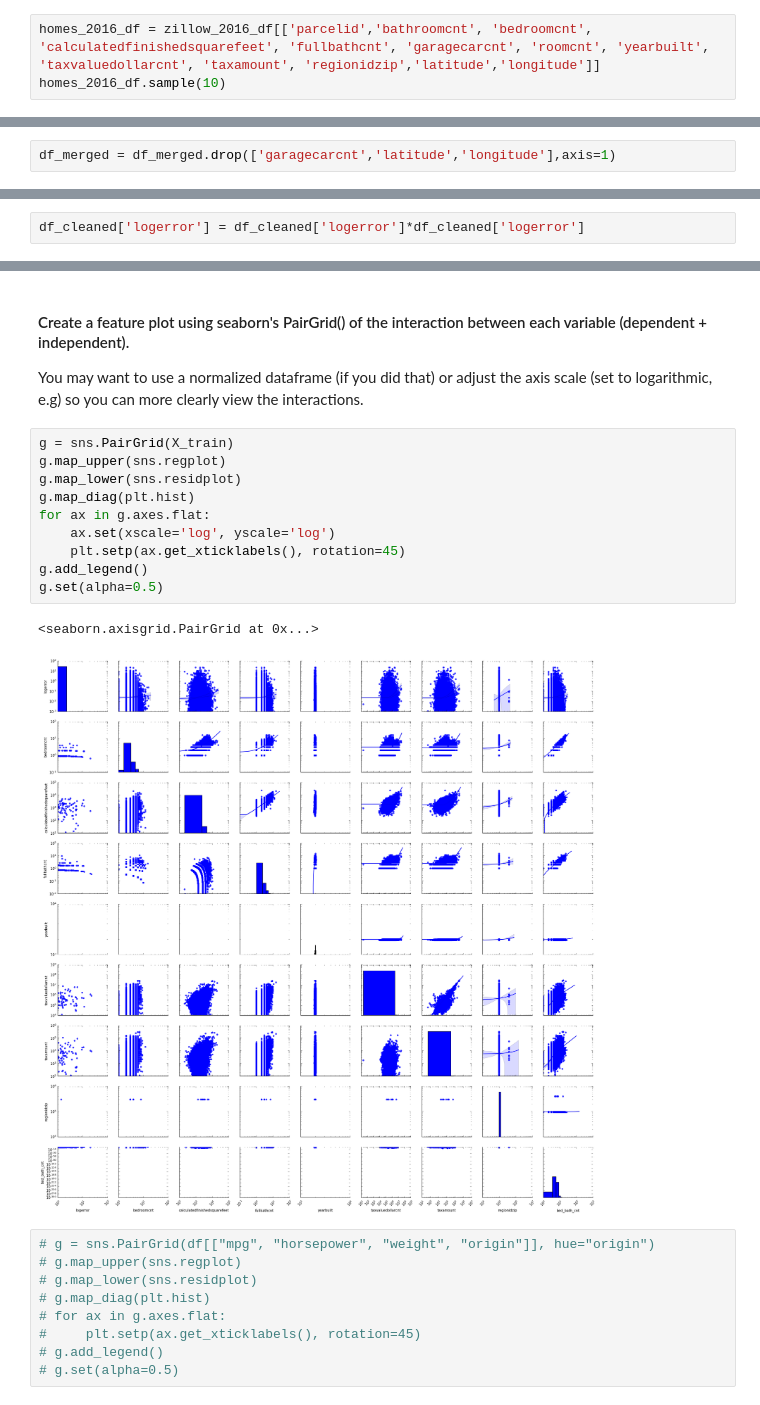
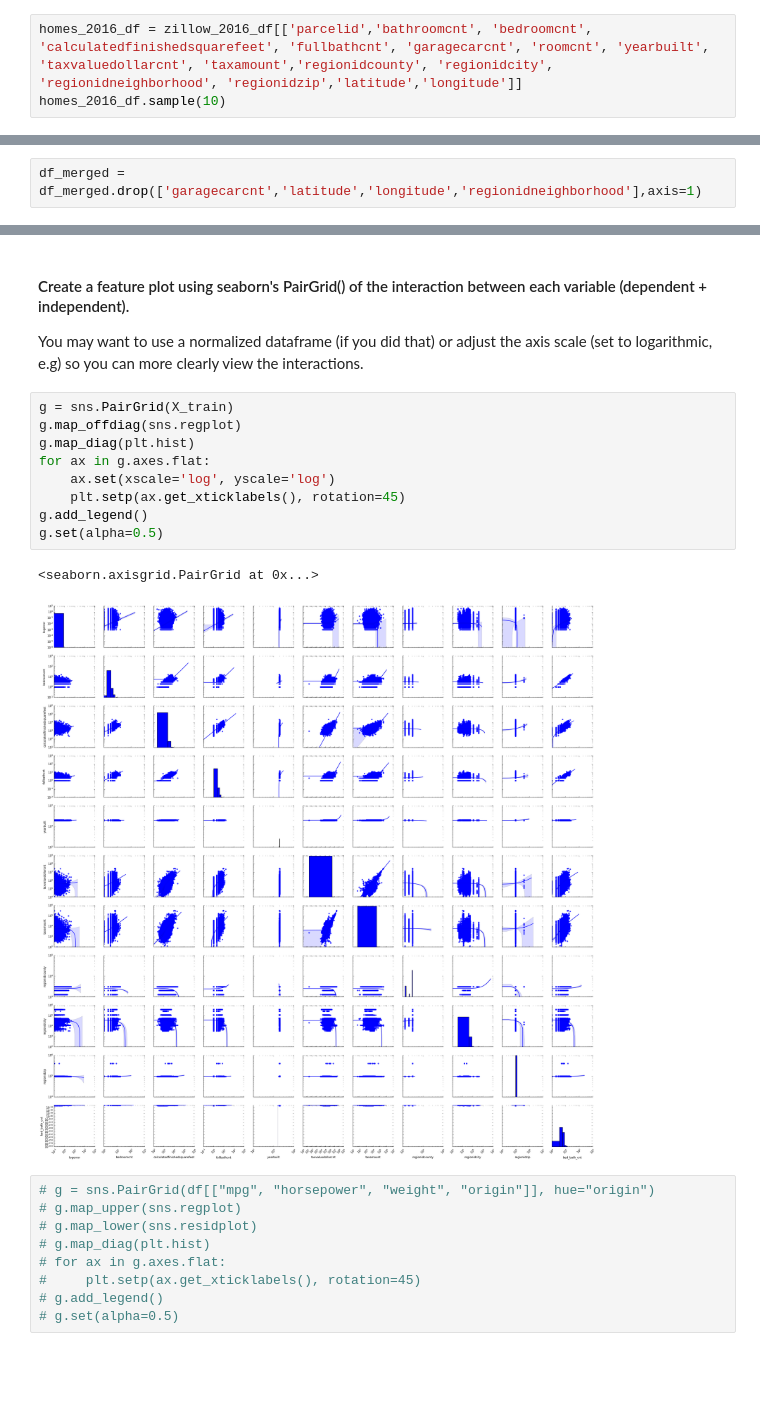
Before and after one commit to jessejinnaruiz/codeup-ds-projects, a Jupyter notebook: Regression_Proj_JesseRuiz.ipynb, the cells around one changed output, grey strips where cells are left out. Saved outputs shown, nothing was run; the diff lists cells and outputs as text; blank space fills up the shorter version.

```diff
--- a/Regression_Proj_JesseRuiz.ipynb
+++ b/Regression_Proj_JesseRuiz.ipynb
@@ -127,6 +115,6 @@ zillow_2016_df.sample(5)
 5 rows × 58 columns
 # %%
-homes_2016_df = zillow_2016_df[['parcelid','bathroomcnt', 'bedroomcnt', 'calculatedfinishedsquarefeet', 'fullbathcnt', 'garagecarcnt', 'roomcnt', 'yearbuilt', 'taxvaluedollarcnt', 'taxamount', 'regionidzip','latitude','longitude']]
+homes_2016_df = zillow_2016_df[['parcelid','bathroomcnt', 'bedroomcnt', 'calculatedfinishedsquarefeet', 'fullbathcnt', 'garagecarcnt', 'roomcnt', 'yearbuilt', 'taxvaluedollarcnt', 'taxamount','regionidcounty', 'regionidcity', 'regionidneighborhood', 'regionidzip','latitude','longitude']]
 homes_2016_df.sample(10)
 # %% [output]
 |  | parcelid | bathroomcnt | bedroomcnt | calculatedfinishedsquarefeet | fullbathcnt | garagecarcnt | roomcnt | ... |
@@ -220,5 +204,5 @@ memory usage: 11.0+ MB
 # %%
-df_merged = df_merged.drop(['garagecarcnt','latitude','longitude'],axis=1)
+df_merged = df_merged.drop(['garagecarcnt','latitude','longitude','regionidneighborhood'],axis=1)
 # %% [markdown]
 <h1>Data Prep</h1>
 
@@ -400,2 +403,0 @@ df_cleaned
-# %%
-df_cleaned['logerror'] = df_cleaned['logerror']*df_cleaned['logerror']
@@ -625,17 +617,16 @@ plt.show()
 You may want to use a normalized dataframe (if you did that) or adjust the axis scale (set to logarithmic, e.g) so you can more clearly view the interactions.
 # %%
 g = sns.PairGrid(X_train)
-g.map_upper(sns.regplot)
-g.map_lower(sns.residplot)
+g.map_offdiag(sns.regplot)
 g.map_diag(plt.hist)
 for ax in g.axes.flat:
     ax.set(xscale='log', yscale='log')
     plt.setp(ax.get_xticklabels(), rotation=45)
 g.add_legend()
 g.set(alpha=0.5)
 # %% [output]
 <seaborn.axisgrid.PairGrid at 0x...>
-[figure, old version]
+[figure, new version]
 # %%
 # g = sns.PairGrid(df[["mpg", "horsepower", "weight", "origin"]], hue="origin")
 # g.map_upper(sns.regplot)
```
Also changed, not shown: parts of 83 cells of this notebook.
